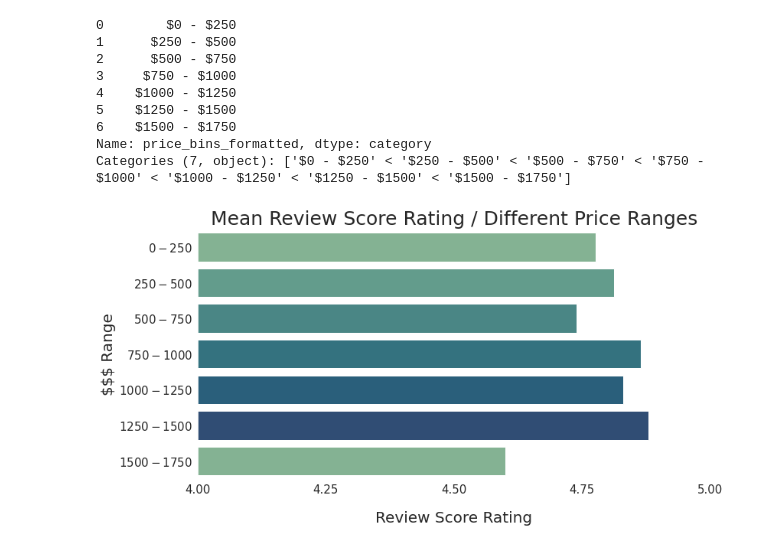
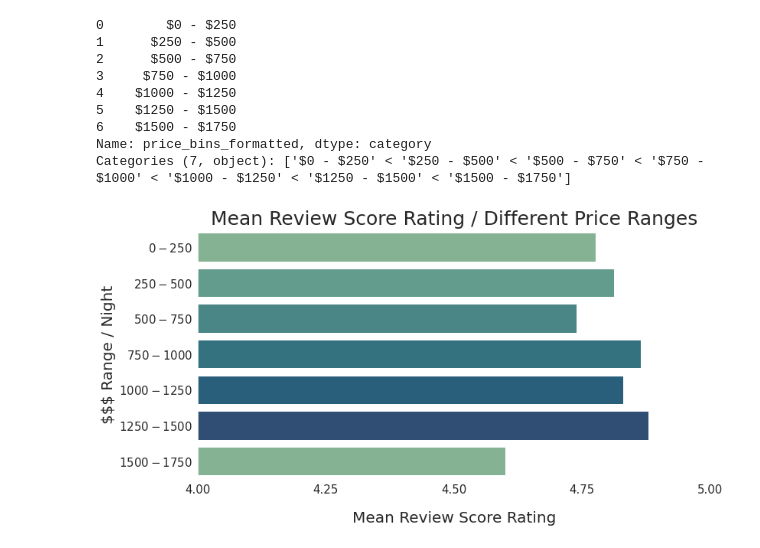
Before and after one commit to js658g/airbnb-data-analysis, a Jupyter notebook: statistics.ipynb, the cells around one changed output. Saved outputs shown, nothing was run; the diff lists cells and outputs as text; code cells hidden in the pictures.

```diff
--- a/statistics.ipynb
+++ b/statistics.ipynb
@@ -321,23 +321,23 @@ Categories (7, object): ['$0 - $250' < '$250 - $500' < '$500 - $750' < '$750 - $
 # %%
 # Plot the mean review score rating as a bar plot.
 
 _, ax = plt.subplots(1, 1, figsize=(12, 6))
 ax = sns.barplot(x="review_scores_rating", y="price_bins_formatted", data=price_bin_groups, orient="h", ax=ax,
                  palette=COLOR_PALETTE)
 
-ax.set_xlabel("Review Score Rating", fontsize=20)
-ax.set_ylabel("$$$ Range", fontsize=20)
+ax.set_xlabel("Mean Review Score Rating", fontsize=20)
+ax.set_ylabel("$$$ Range / Night", fontsize=20)
 
 ax.set_xlim(4, 5)
 
 ax.xaxis.set_major_locator(MultipleLocator(0.25))
 ax.xaxis.set_major_formatter(FormatStrFormatter('%1.2f'))
 
 ax.set_facecolor("white")
 ax.tick_params(axis='both', which='major', labelsize=15)
 ax.xaxis.labelpad = 20
 
 plt.title("Mean Review Score Rating / Different Price Ranges", fontsize=25)
 plt.savefig(Path("images") / "price_bins_review_score_rating.png", bbox_inches="tight")
 # %% [output]
-[figure, old version]
+[figure, new version]
```
Also changed, not shown: parts of 5 cells of this notebook, 10 other files.
